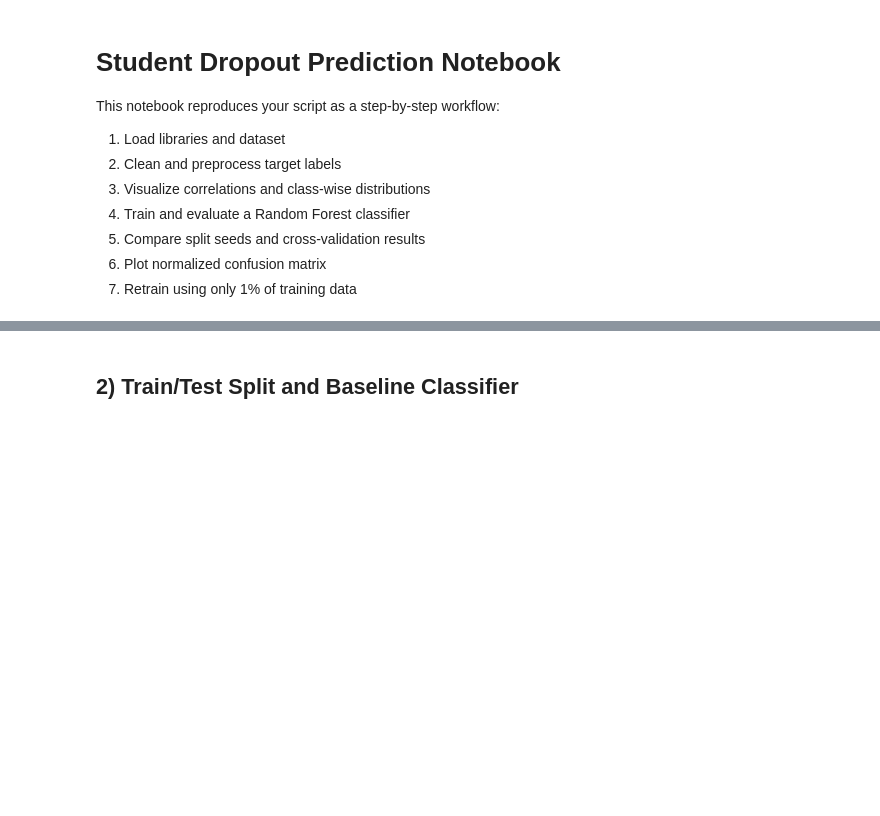
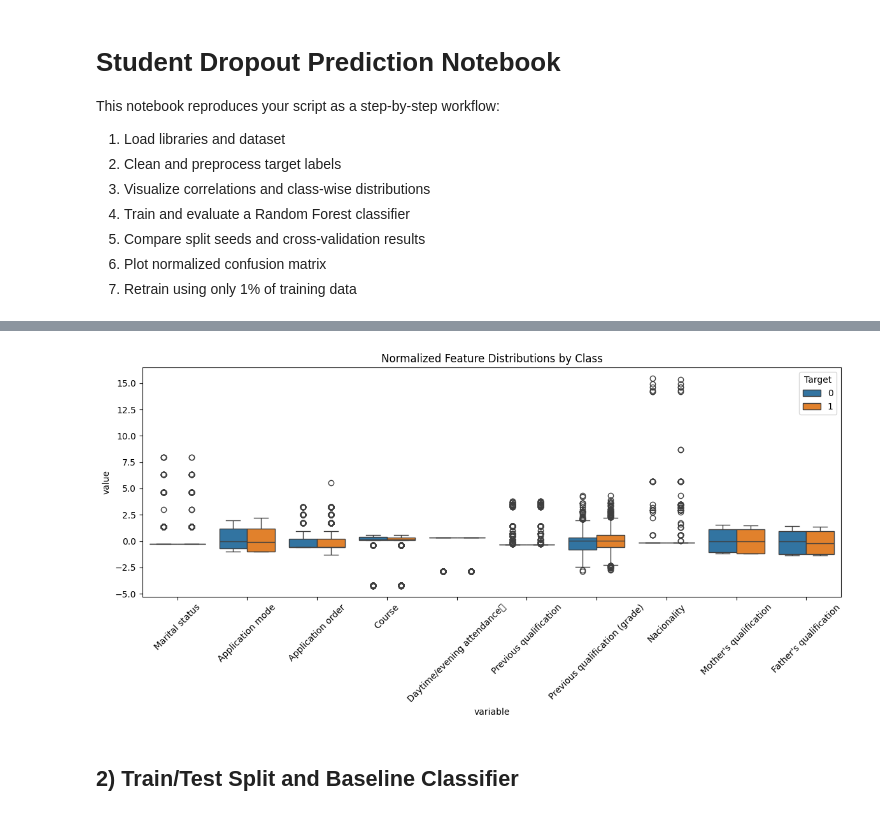
Before and after one commit to nicocalu/MLTP, a Jupyter notebook: erwannDiego.ipynb, the cells around one changed output, grey strips where cells are left out. Saved outputs shown, nothing was run; the diff lists cells and outputs as text; code cells hidden in the pictures; blank space fills up the shorter version.

Commit message:
modif des boxplots

```diff
--- a/erwannDiego.ipynb
+++ b/erwannDiego.ipynb
@@ -50,2 +80,22 @@ Taille csv: (4424, 1)
+# %%
+# Normalize features for distribution visualization
+scaler = StandardScaler()
+X_scaled = pd.DataFrame(scaler.fit_transform(X), columns=X.columns)
+X_scaled['Target'] = y.reset_index(drop=True)
+
+# Plot a subset of features to avoid visual clutter
+features_to_plot = X.columns[:10]
+X_melted = pd.melt(X_scaled, id_vars=['Target'], value_vars=features_to_plot)
+
+plt.figure(figsize=(12, 6))
+sns.boxplot(x='variable', y='value', hue='Target', data=X_melted)
+plt.title('Normalized Feature Distributions by Class')
+plt.xticks(rotation=45)
+plt.tight_layout()
+plt.show()
+
+X_scaled = X_scaled.drop('Target', axis=1)
+# %% [output]
+[figure, added]
 # %% [markdown]
 ## 2) Train/Test Split and Baseline Classifier
```
Also changed, not shown: parts of 6 cells of this notebook, 1 other file.
